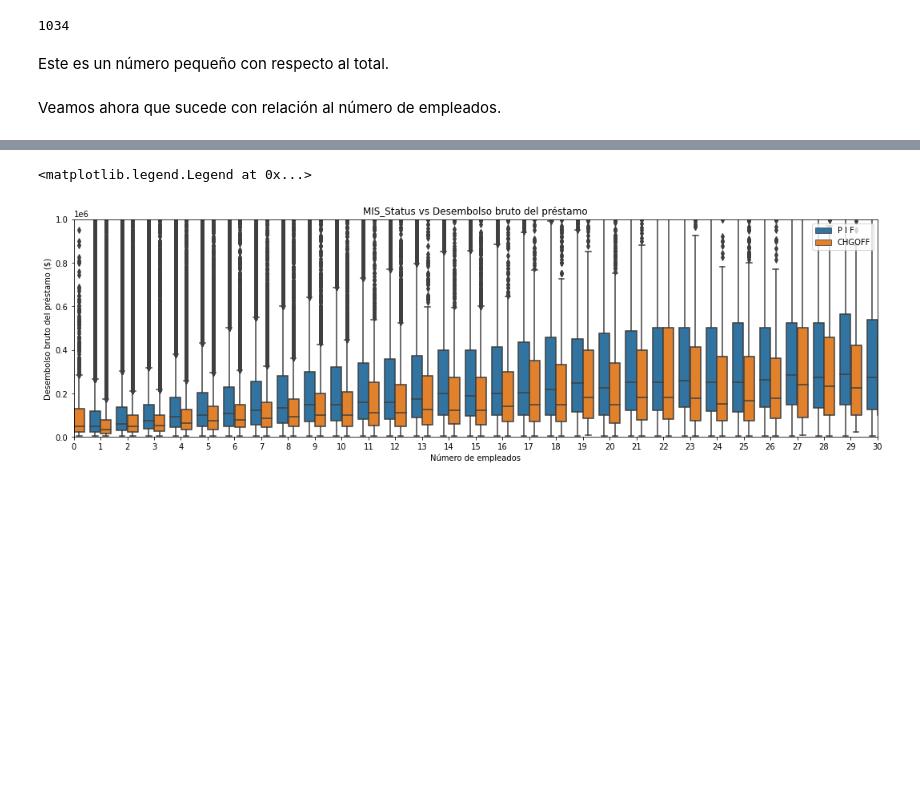
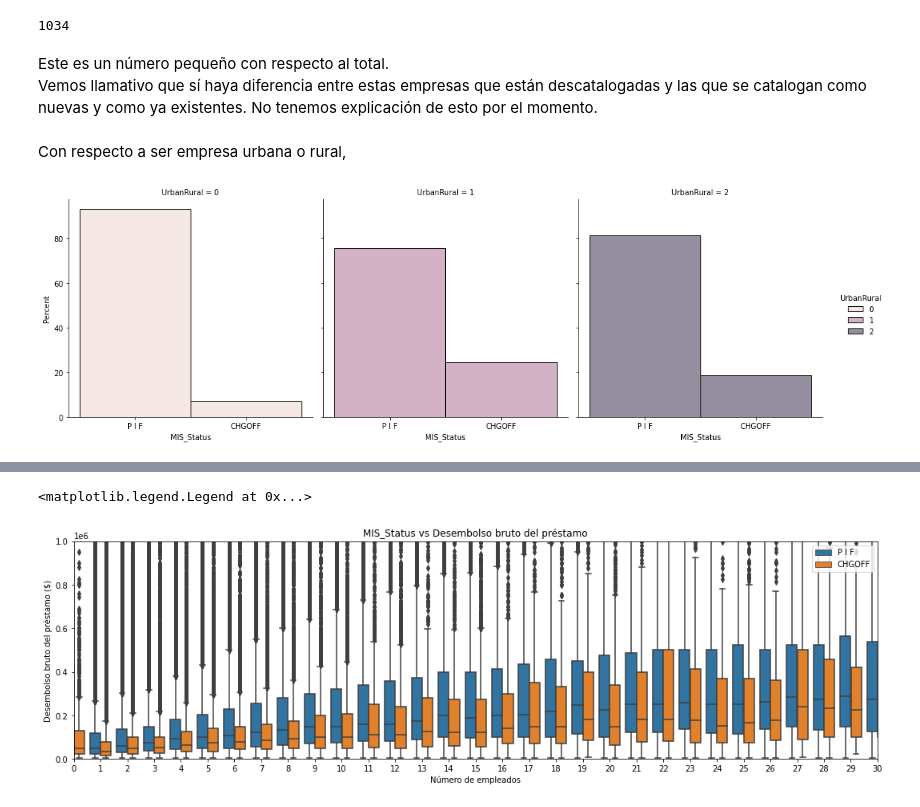
Before and after one commit to HGalletti/Pr-stamos-bancarios, a Jupyter notebook: Préstamos.ipynb, the cells around one changed output, grey strips where cells are left out. Saved outputs shown, nothing was run; the diff lists cells and outputs as text; code cells hidden in the pictures; blank space fills up the shorter version.

```diff
--- a/Préstamos.ipynb
+++ b/Préstamos.ipynb
@@ -233,7 +593,12 @@ Por otro lado, vemos que también el parámetro NewExist tiene valores 0, lo que
 loan[loan['NewExist']==0].shape[0] #shape[0] devuelve el número de filas, es decir, la cantidad de registros donde NewExist es igual a 0.
 # %% [output]
 1034
-# %% [markdown]
-Este es un número pequeño con respecto al total.
-# %% [markdown]
-Veamos ahora que sucede con relación al número de empleados.
+# %% [markdown]
+Este es un número pequeño con respecto al total. <br>
+Vemos llamativo que sí haya diferencia entre estas empresas que están descatalogadas y las que se catalogan como nuevas y como ya existentes. No tenemos explicación de esto por el momento.
+# %% [markdown]
+Con respecto a ser empresa urbana o rural,
+# %%
+sns.displot(data=loan, x="MIS_Status", col="UrbanRural", hue="UrbanRural", stat='percent', common_norm=False);
+# %% [output]
+[figure, added]
```
Also changed, not shown: parts of 148 cells of this notebook.
